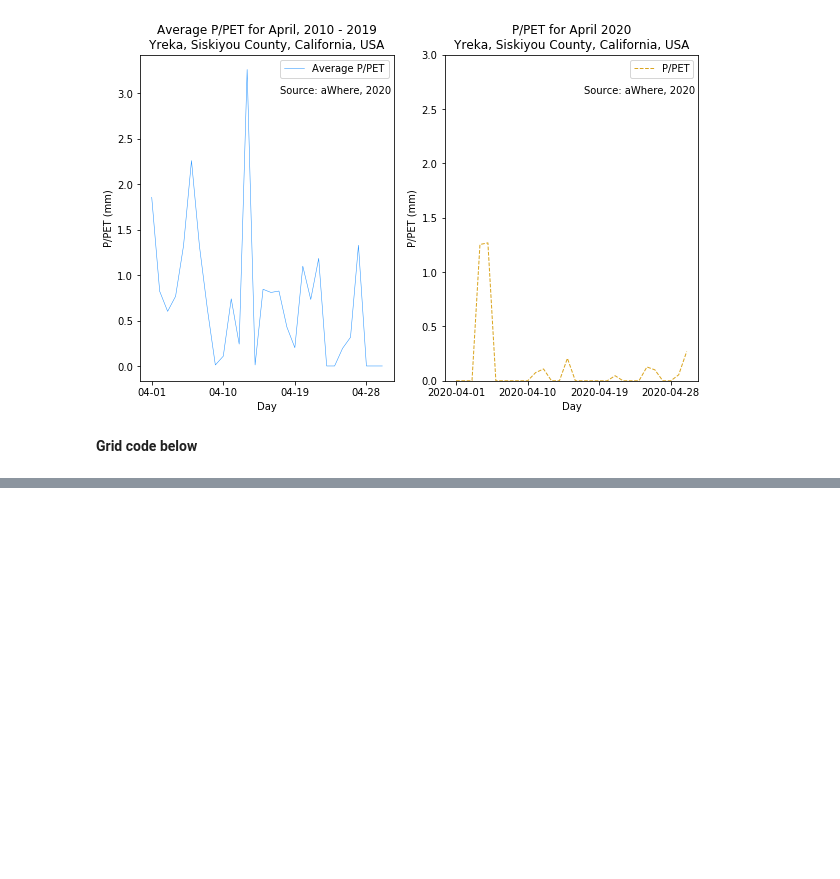
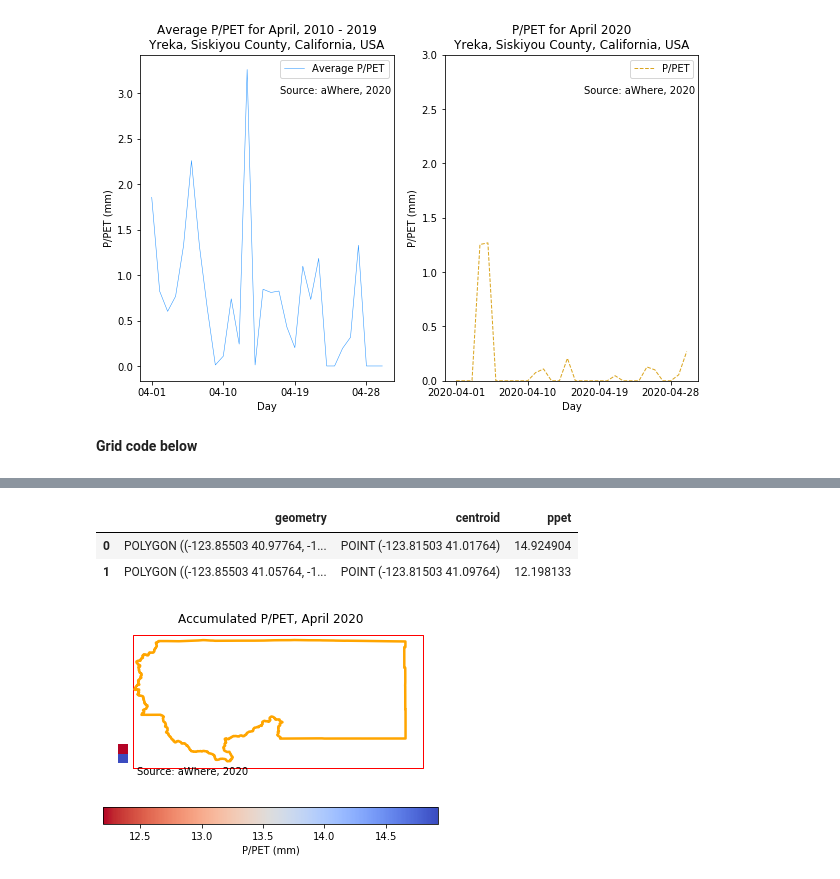
Before and after one commit to dphillips97/drought_study, a Jupyter notebook: awhere_trend_ppet.ipynb, the cells around one changed output, grey strips where cells are left out. Drawn from its saved outputs; the diff is of its cells as text; code cells hidden in the pictures; blank space fills up the shorter version.

Commit message:
Completed all graphs, need cleanup

```diff
--- a/awhere_trend_ppet.ipynb
+++ b/awhere_trend_ppet.ipynb
@@ -212,2 +217,4 @@ aoi_grid['centroid'] = aoi_grid.geometry.apply(lambda poly: poly.centroid)
 aoi_grid = aoi_grid.assign(ppet = 0)
+# %%
+aoi_grid = aoi_grid[:2]
 # %%
@@ -248,0 +242,40 @@ aoi_grid
+# %%
+# Create path to area of interest for plotting
+aoi_path = os.path.join(et.io.HOME, "desktop", "drought", "data", "created", "aoi.shp")
+
+# Create path to county boundaries for plotting
+county_path = os.path.join(et.io.HOME, "desktop", "drought", "data", "TIGER", "cb_2018_us_county_500k.shp")
+
+# Load all CA counties
+counties = gpd.read_file(county_path)
+
+# Select Siskyou county
+siskiyou = counties[counties.NAME == 'Siskiyou']
+
+# Load AoI into gdf
+aoi = gpd.read_file(aoi_path)
+# %%
+aoi_grid
+# %% [output]
+|  | geometry | centroid | ppet |
+| 0 | POLYGON ((-123.85503 40.97764, -1... | POINT (-123.81503 41.01764) | 14.924904 |
+| 1 | POLYGON ((-123.85503 41.05764, -1... | POINT (-123.81503 41.09764) | 12.198133 |
+# %%
+fig, ax = plt.subplots()
+
+ax.set(title="Accumulated P/PET, April 2020")
+
+aoi_grid.plot(column='ppet', ax=ax, cmap='coolwarm_r', legend=True,
+             legend_kwds={'label': "P/PET (mm)", 'orientation': "horizontal"})
+
+aoi.plot(ax=ax, color="none", edgecolor="red")
+
+siskiyou.plot(ax=ax, color="none", edgecolor="orange", linewidth=2.5)
+
+ax.set_axis_off()
+
+ax.text(0.1, 0.00001, transform=ax.transAxes, s="Source: aWhere, 2020")
+
+plt.show()
+# %% [output]
+[figure, added]
```
Also changed, not shown: parts of 8 cells of this notebook, 1 other file.
